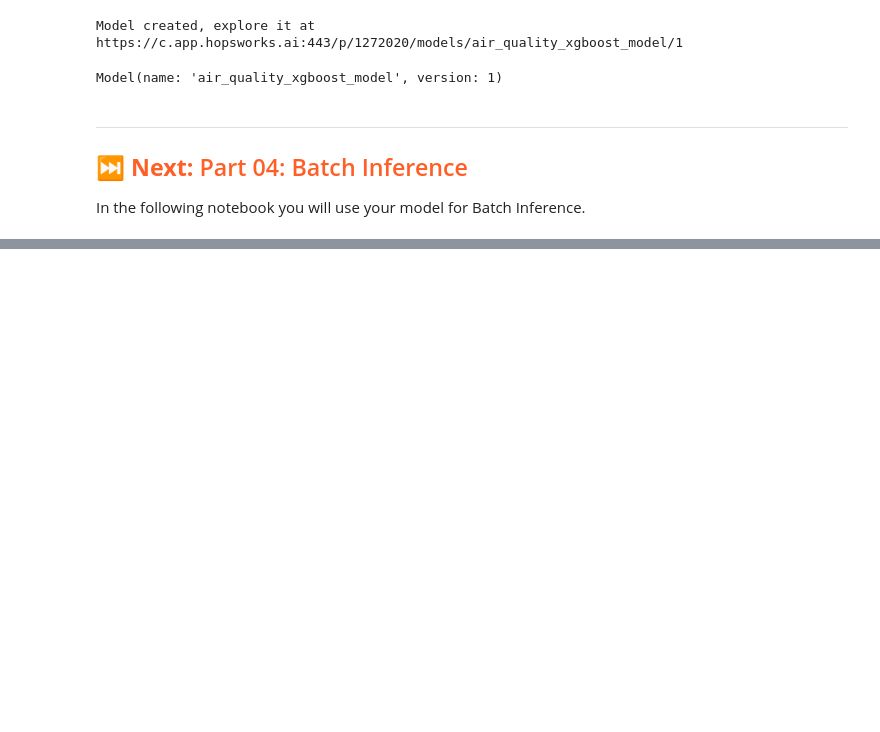
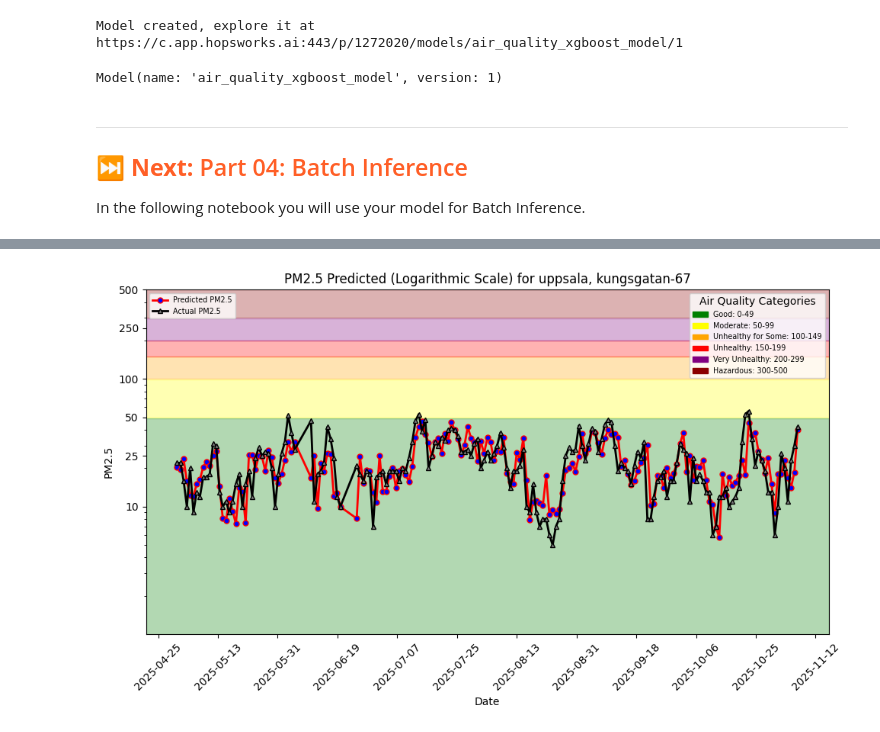
Before and after one commit to jacobb260/mlfs-book, a Jupyter notebook: notebooks/airquality/3_air_quality_training_pipeline.ipynb, the cells around one changed output, grey strips where cells are left out. Cells and saved outputs as stored; diff of their text form; code cells hidden in the pictures; blank space fills up the shorter version.

```diff
--- a/notebooks/airquality/3_air_quality_training_pipeline.ipynb
+++ b/notebooks/airquality/3_air_quality_training_pipeline.ipynb
@@ -321,0 +427,11 @@ In the following notebook you will use your model for Batch Inference.
+# %%
+# Predicting target values on the test set
+y_pred_2 = xgb_regressor_2.predict(X_test_features_2)
+
+# Calculating Mean Squared Error (MSE) using sklearn
+mse_2 = mean_squared_error(y_test_2.iloc[:,0], y_pred_2)
+print("MSE:", mse_2)
+
+# Calculating R squared using sklearn
+r2_2 = r2_score(y_test_2.iloc[:,0], y_pred_2)
+print("R squared:", r2_2)
@@ -321,0 +441,7 @@ In the following notebook you will use your model for Batch Inference.
+# %%
+df_2 = y_test_2
+df_2['predicted_pm25'] = y_pred_2
+# %%
+df_2['date'] = X_test_2['date']
+df_2 = df_2.sort_values(by=['date'])
+df_2.head(5)
@@ -321,0 +455,14 @@ In the following notebook you will use your model for Batch Inference.
+# %%
+# Creating a directory for the model artifacts if it doesn't exist
+model_dir = "air_quality_model"
+if not os.path.exists(model_dir):
+    os.mkdir(model_dir)
+images_dir = model_dir + "/images"
+if not os.path.exists(images_dir):
+    os.mkdir(images_dir)
+# %%
+file_path = images_dir + "/pm25_hindcast_2.png"
+plt = util.plot_air_quality_forecast(city, street, df_2, file_path, hindcast=True)
+plt.show()
+# %% [output]
+[figure, added]
```
Also changed, not shown: parts of 17 cells of this notebook, 3 other files.
